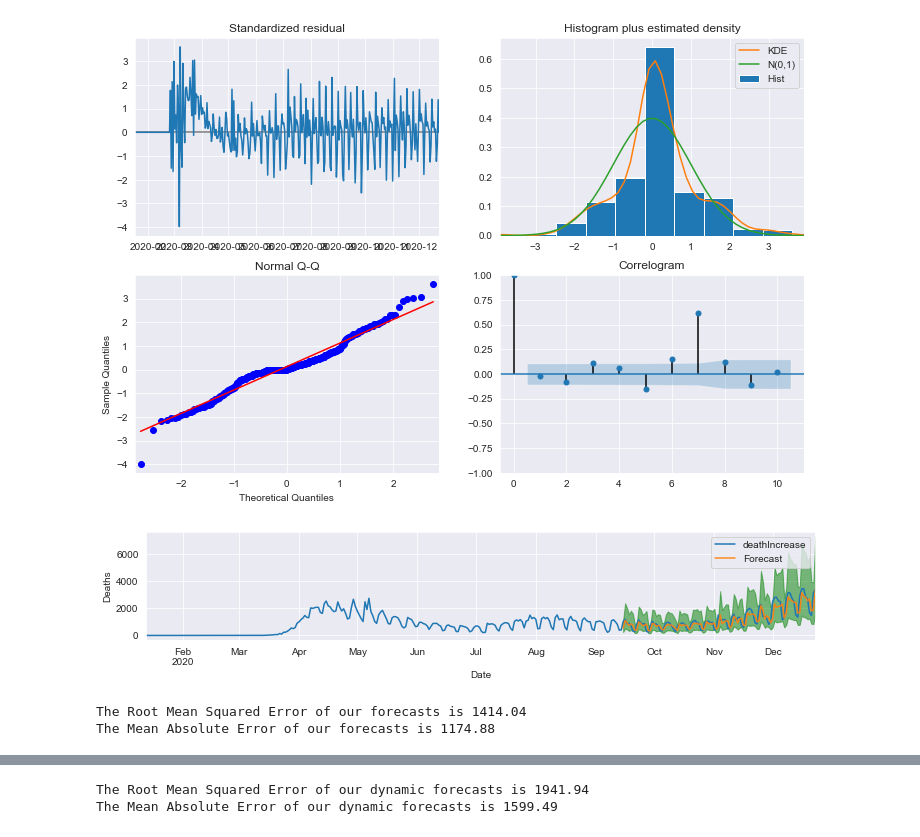
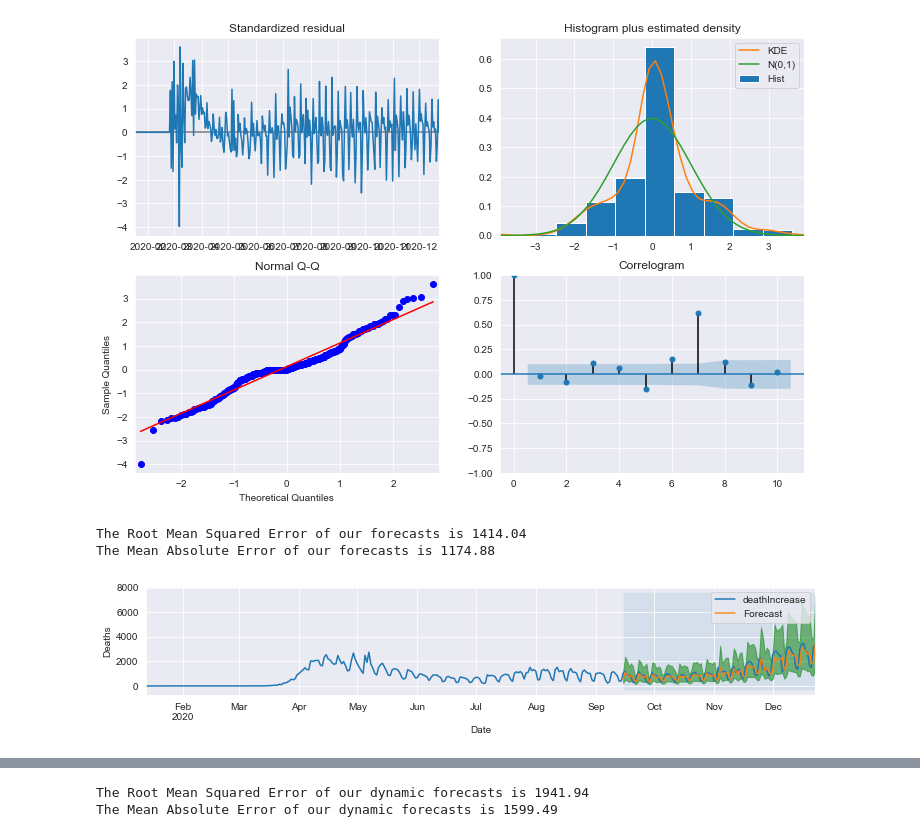
Before and after one commit to ghcn345/Coronavirus-Prediction, a Jupyter notebook: temp.ipynb, the cells around one changed output, grey strips where cells are left out. Saved outputs shown, nothing was run; the diff lists cells and outputs as text; code cells hidden in the pictures.

```diff
--- a/temp.ipynb
+++ b/temp.ipynb
@@ -289,30 +289,6 @@ plt.show()
 # Get predictions for training set and calculate confidence intervals
 pred = output.get_prediction(start=deaths[:-len(deaths)//10].index[-100], end=deaths[:-len(deaths)//10].index[-1], dynamic=False)
 pred_conf = pred.conf_int()
-# %%
-# Plot real vs predicted values along with confidence interval
-
-plt.rcParams['figure.figsize'] = 12, 2
-
-# Plot observed values
-ax = deaths[:-len(deaths)//10].plot(label='observed')
-
-# Plot predicted values
-np.exp(pred.predicted_mean).plot(ax=ax, label='Forecast', alpha=0.9)
-
-# Plot the range for confidence intervals
-ax.fill_between(pred_conf.index,
-                np.exp(pred_conf).iloc[:, 0],
-                np.exp(pred_conf).iloc[:, 1], color='g', alpha=0.5)
-
-# Set axes labels
-ax.set_xlabel('Date')
-ax.set_ylabel('Deaths')
-plt.legend()
-
-plt.show()
-# %% [output]
-[figure, removed]
 # %%
 # Get the real and predicted values
 deaths_forecasted = np.exp(pred.predicted_mean)
@@ -329,6 +305,33 @@ print('The Mean Absolute Error of our forecasts is {}'.format(round(arima_mae, 2
 # %% [output]
 The Root Mean Squared Error of our forecasts is 1414.04
 The Mean Absolute Error of our forecasts is 1174.88
+# %%
+# Plot real vs predicted values along with confidence interval
+
+plt.rcParams['figure.figsize'] = 12, 2
+
+# Plot observed values
+ax = deaths[:-len(deaths)//10].plot(label='observed')
+
+# Plot predicted values
+np.exp(pred.predicted_mean).plot(ax=ax, label='Forecast', alpha=0.9)
+
+# Plot the range for confidence intervals
+ax.fill_between(pred_conf.index,
+                np.exp(pred_conf).iloc[:, 0],
+                np.exp(pred_conf).iloc[:, 1], color='g', alpha=0.5)
+
+ax.fill_betweenx(ax.get_ylim(), deaths[:-len(deaths)//10].index[-100], deaths_forecasted.index[-1], alpha=.1, zorder=-1)
+
+
+# Set axes labels
+ax.set_xlabel('Date')
+ax.set_ylabel('Deaths')
+plt.legend()
+
+plt.show()
+# %% [output]
+[figure, added]
 # %%
 # Get dynamic predictions with confidence intervals as above
 pred_dynamic = output.get_prediction(start=deaths[:-len(deaths)//10].index[-100], end=deaths[:-len(deaths)//10].index[-1], dynamic=True, full_results=True)
```
Also changed, not shown: parts of 12 cells of this notebook.
